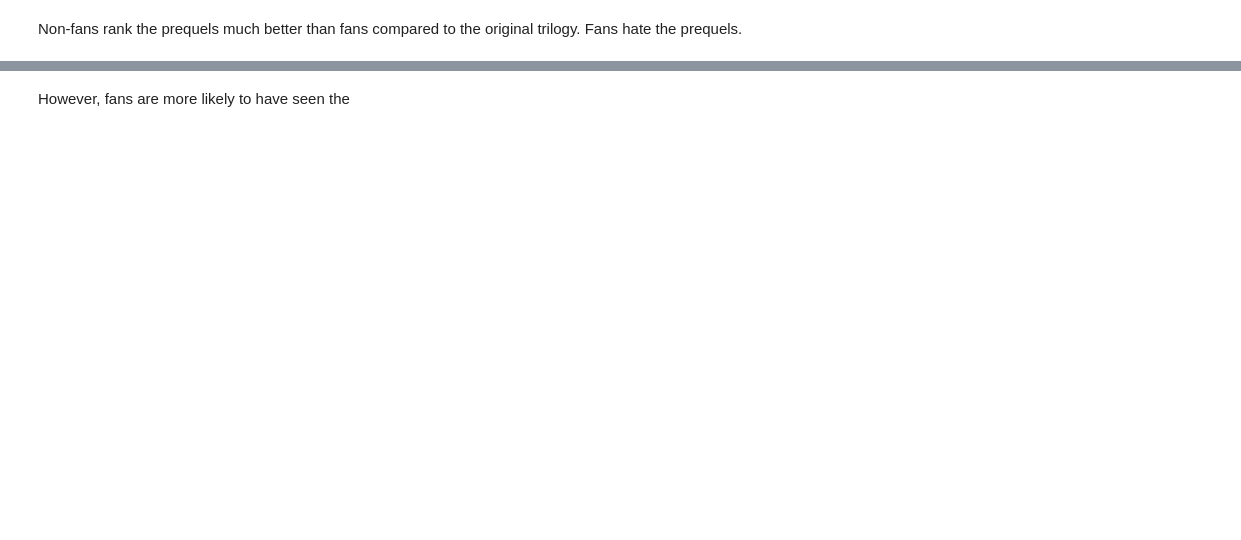
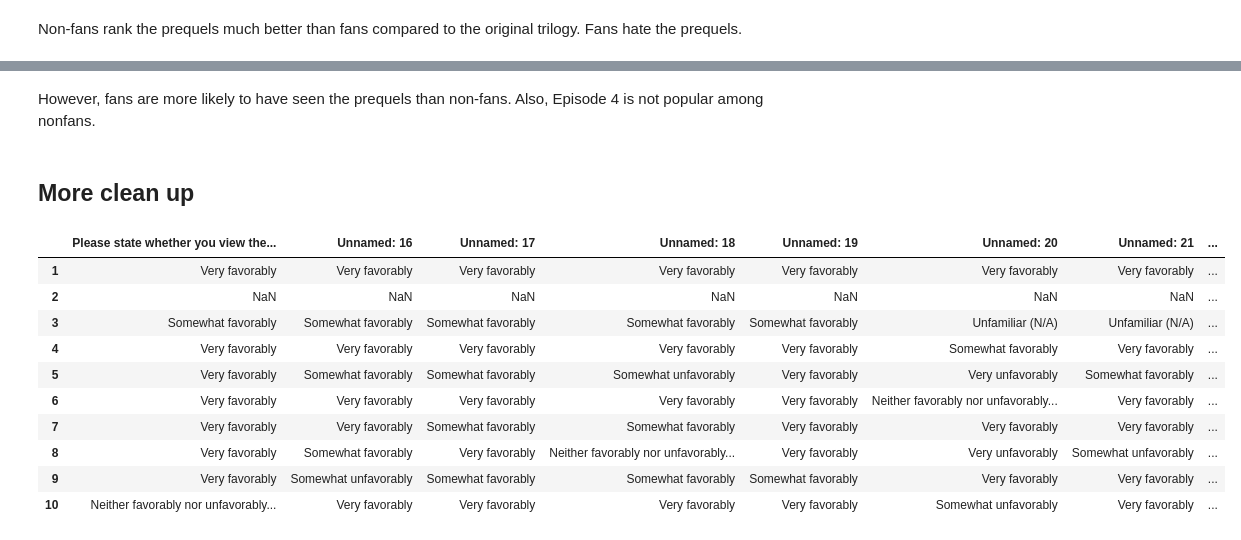
Before and after one commit to crsmi/dataquest-projects, a Jupyter notebook: Guided Projects/Star Wars survey/Basics.ipynb, the cells around one changed output, grey strips where cells are left out. Saved outputs shown, nothing was run; the diff lists cells and outputs as text; code cells hidden in the pictures; blank space fills up the shorter version.

Commit message:
Star Wars Survey

```diff
--- a/Guided Projects/Star Wars survey/Basics.ipynb
+++ b/Guided Projects/Star Wars survey/Basics.ipynb
@@ -179,2 +179,18 @@ nonfans[nonfans.columns[3:9]].sum().plot.bar()
 # %% [markdown]
-However, fans are more likely to have seen the
+However, fans are more likely to have seen the prequels than non-fans. Also, Episode 4 is not popular among nonfans.
+# %% [markdown]
+## More clean up
+# %%
+star_wars.head(10)[star_wars.columns[15:29]]
+# %% [output]
+|  | Please state whether you view the... | Unnamed: 16 | Unnamed: 17 | Unnamed: 18 | Unnamed: 19 | Unnamed: 20 | Unnamed: 21 | ... |
+| 1 | Very favorably | Very favorably | Very favorably | Very favorably | Very favorably | Very favorably | Very favorably | ... |
+| 2 | NaN | NaN | NaN | NaN | NaN | NaN | NaN | ... |
+| 3 | Somewhat favorably | Somewhat favorably | Somewhat favorably | Somewhat favorably | Somewhat favorably | Unfamiliar (N/A) | Unfamiliar (N/A) | ... |
+| 4 | Very favorably | Very favorably | Very favorably | Very favorably | Very favorably | Somewhat favorably | Very favorably | ... |
+| 5 | Very favorably | Somewhat favorably | Somewhat favorably | Somewhat unfavorably | Very favorably | Very unfavorably | Somewhat favorably | ... |
+| 6 | Very favorably | Very favorably | Very favorably | Very favorably | Very favorably | Neither favorably nor unfavorably... | Very favorably | ... |
+| 7 | Very favorably | Very favorably | Somewhat favorably | Somewhat favorably | Very favorably | Very favorably | Very favorably | ... |
+| 8 | Very favorably | Somewhat favorably | Very favorably | Neither favorably nor unfavorably... | Very favorably | Very unfavorably | Somewhat unfavorably | ... |
+| 9 | Very favorably | Somewhat unfavorably | Somewhat favorably | Somewhat favorably | Somewhat favorably | Very favorably | Very favorably | ... |
+| 10 | Neither favorably nor unfavorably... | Very favorably | Very favorably | Very favorably | Very favorably | Somewhat unfavorably | Very favorably | ... |
```
Also changed, not shown: parts of 9 cells of this notebook.
